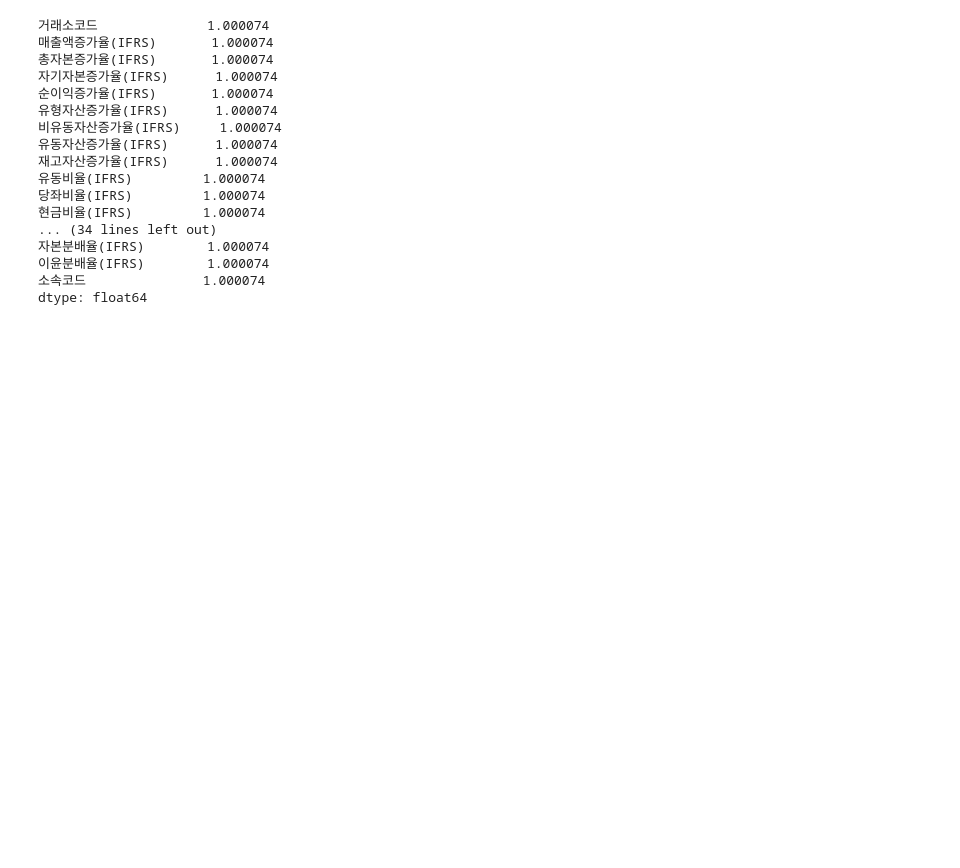
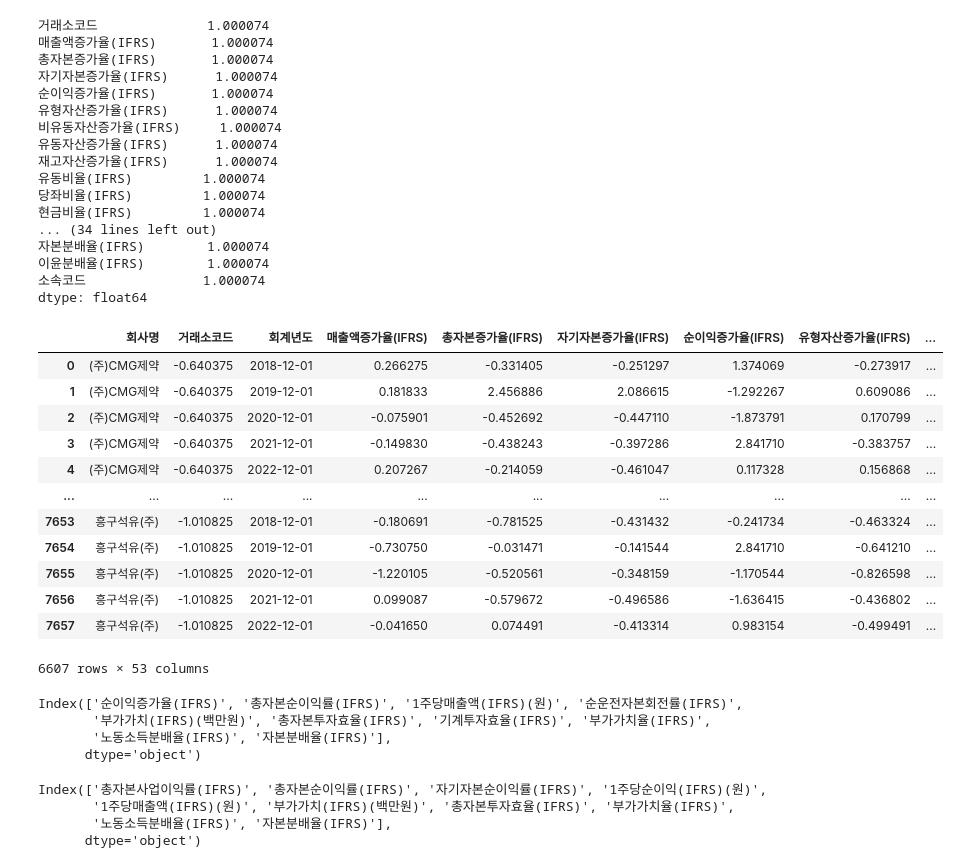
Before and after one commit to seohyungro/Python, a Jupyter notebook: 공모전/코스닥.ipynb, the cells around one changed output. Drawn from its saved outputs; the diff is of its cells as text; code cells hidden in the pictures; blank space fills up the shorter version.

```diff
--- a/공모전/코스닥.ipynb
+++ b/공모전/코스닥.ipynb
@@ -545,3 +549,41 @@ kosdaq[numeric_cols].std()
 이윤분배율(IFRS)        1.000074
 소속코드               1.000074
 dtype: float64
+# %%
+# 코스닥 부실기업 추출
+kosdaq_bs = kosdaq.loc[kosdaq['회사명'].isin(['(주)썬테크놀로지스', '참존글로벌(주)', '(주)레드로버', '(주)뉴로스', '(주)연이비앤티',
+'(주)소리바다', '에스에이치엔엘(주)', '(주)세영디앤씨', '현진소재(주)', '(주)한프',
+'지스마트글로벌(주)', '자안바이오(주)', '(주)이엠네트웍스', '(주)코너스톤네트웍스',
+'에이아이비트(주)', '(주)지유온', '(주)맥스로텍', '(주)에스제이케이', '디에스티(주)',
+'(주)팍스넷', '럭슬(주)', '(주)제낙스', '(주)아이엠텍', '(주)퓨전', '(주)행남사',
+'(주)에이팸', '(주)에이치디', '(주)미래SCI', '(주)이매진아시아', '(주)파티게임즈',
+'(주)바이오빌', '(주)모다', '(주)화진', '(주)에스에프씨', '이엘케이(주)', '(주)에스마크',
+'(주)피앤텔', '(주)파인넥스', '(주)제이테크놀로지', '(주)데코앤이', '(주)에프티이앤이',
+'(주)이십일스토어', '(주)화신테크', '미래오토스', '에스지에이클라우드서비스(주)'])]
+
+# 코스닥 정상기업 추출
+kosdaq_js = kosdaq.loc[~kosdaq['회사명'].isin(['(주)썬테크놀로지스', '참존글로벌(주)', '(주)레드로버', '(주)뉴로스', '(주)연이비앤티',
+'(주)소리바다', '에스에이치엔엘(주)', '(주)세영디앤씨', '현진소재(주)', '(주)한프',
+'지스마트글로벌(주)', '자안바이오(주)', '(주)이엠네트웍스', '(주)코너스톤네트웍스',
+'에이아이비트(주)', '(주)지유온', '(주)맥스로텍', '(주)에스제이케이', '디에스티(주)',
+'(주)팍스넷', '럭슬(주)', '(주)제낙스', '(주)아이엠텍', '(주)퓨전', '(주)행남사',
+'(주)에이팸', '(주)에이치디', '(주)미래SCI', '(주)이매진아시아', '(주)파티게임즈',
+'(주)바이오빌', '(주)모다', '(주)화진', '(주)에스에프씨', '이엘케이(주)', '(주)에스마크',
+'(주)피앤텔', '(주)파인넥스', '(주)제이테크놀로지', '(주)데코앤이', '(주)에프티이앤이',
+'(주)이십일스토어', '(주)화신테크', '미래오토스', '에스지에이클라우드서비스(주)'])]
+# %%
+kosdaq_js
+# %% [output]
+|  | 회사명 | 거래소코드 | 회계년도 | 매출액증가율(IFRS) | 총자본증가율(IFRS) | 자기자본증가율(IFRS) | 순이익증가율(IFRS) | 유형자산증가율(IFRS) | ... |
+| 0 | (주)CMG제약 | -0.640375 | 2018-12-01 | 0.266275 | -0.331405 | -0.251297 | 1.374069 | -0.273917 | ... |
+| 1 | (주)CMG제약 | -0.640375 | 2019-12-01 | 0.181833 | 2.456886 | 2.086615 | -1.292267 | 0.609086 | ... |
+| 2 | (주)CMG제약 | -0.640375 | 2020-12-01 | -0.075901 | -0.452692 | -0.447110 | -1.873791 | 0.170799 | ... |
+| 3 | (주)CMG제약 | -0.640375 | 2021-12-01 | -0.149830 | -0.438243 | -0.397286 | 2.841710 | -0.383757 | ... |
+| 4 | (주)CMG제약 | -0.640375 | 2022-12-01 | 0.207267 | -0.214059 | -0.461047 | 0.117328 | 0.156868 | ... |
+| ... | ... | ... | ... | ... | ... | ... | ... | ... | ... |
+| 7653 | 흥구석유(주) | -1.010825 | 2018-12-01 | -0.180691 | -0.781525 | -0.431432 | -0.241734 | -0.463324 | ... |
+| 7654 | 흥구석유(주) | -1.010825 | 2019-12-01 | -0.730750 | -0.031471 | -0.141544 | 2.841710 | -0.641210 | ... |
+| 7655 | 흥구석유(주) | -1.010825 | 2020-12-01 | -1.220105 | -0.520561 | -0.348159 | -1.170544 | -0.826598 | ... |
+| 7656 | 흥구석유(주) | -1.010825 | 2021-12-01 | 0.099087 | -0.579672 | -0.496586 | -1.636415 | -0.436802 | ... |
+| 7657 | 흥구석유(주) | -1.010825 | 2022-12-01 | -0.041650 | 0.074491 | -0.413314 | 0.983154 | -0.499491 | ... |
+6607 rows × 53 columns
@@ -547,0 +616,36 @@ dtype: float64
+# %%
+from sklearn.feature_selection import SelectKBest, f_classif
+
+# 독립변수와 종속변수를 분리합니다.
+X = kosdaq_bs_test.iloc[:, :-1]
+y = kosdaq_bs_test.iloc[:, -1]
+
+# t 검정 방법을 사용해 피처를 선택합니다.
+selector = SelectKBest(score_func=f_classif)
+X_new = selector.fit_transform(X, y)
+
+# 선택된 피처를 출력합니다.
+print(X.columns[selector.get_support()])
+# %% [output]
+Index(['순이익증가율(IFRS)', '총자본순이익률(IFRS)', '1주당매출액(IFRS)(원)', '순운전자본회전률(IFRS)',
+       '부가가치(IFRS)(백만원)', '총자본투자효율(IFRS)', '기계투자효율(IFRS)', '부가가치율(IFRS)',
+       '노동소득분배율(IFRS)', '자본분배율(IFRS)'],
+      dtype='object')
+# %%
+from sklearn.feature_selection import SelectKBest, f_classif
+
+# 독립변수와 종속변수를 분리합니다.
+X = kosdaq_js_test.iloc[:, :-1]
+y = kosdaq_js_test.iloc[:, -1]
+
+# t 검정 방법을 사용해 피처를 선택합니다.
+selector = SelectKBest(score_func=f_classif)
+X_new = selector.fit_transform(X, y)
+
+# 선택된 피처를 출력합니다.
+print(X.columns[selector.get_support()])
+# %% [output]
+Index(['총자본사업이익률(IFRS)', '총자본순이익률(IFRS)', '자기자본순이익률(IFRS)', '1주당순이익(IFRS)(원)',
+       '1주당매출액(IFRS)(원)', '부가가치(IFRS)(백만원)', '총자본투자효율(IFRS)', '부가가치율(IFRS)',
+       '노동소득분배율(IFRS)', '자본분배율(IFRS)'],
+      dtype='object')
```
Also changed, not shown: parts of 3 cells of this notebook, 1 other file.
